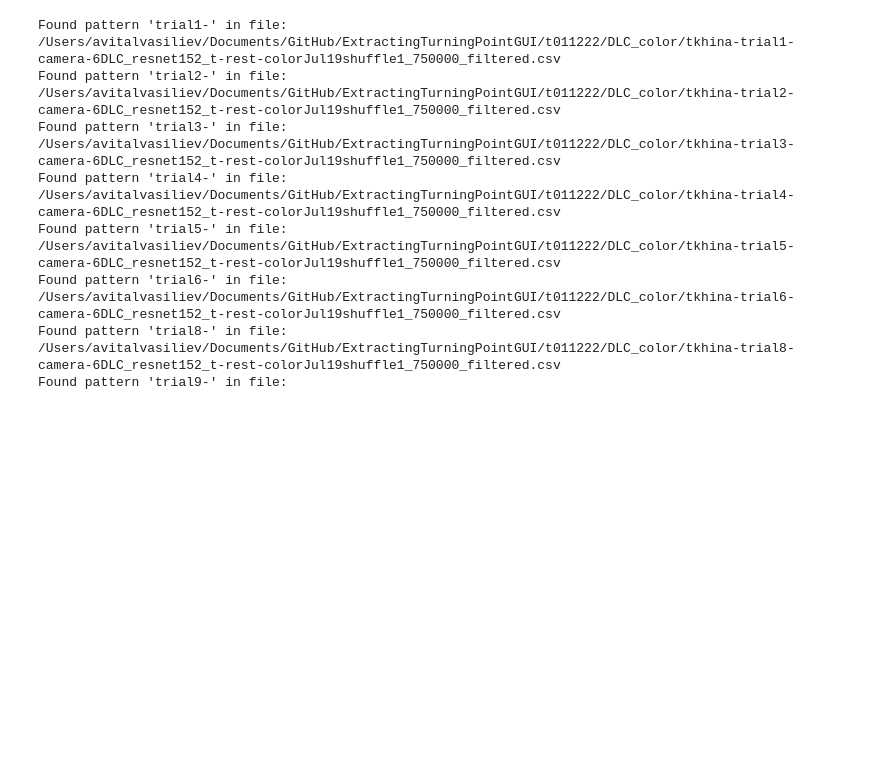
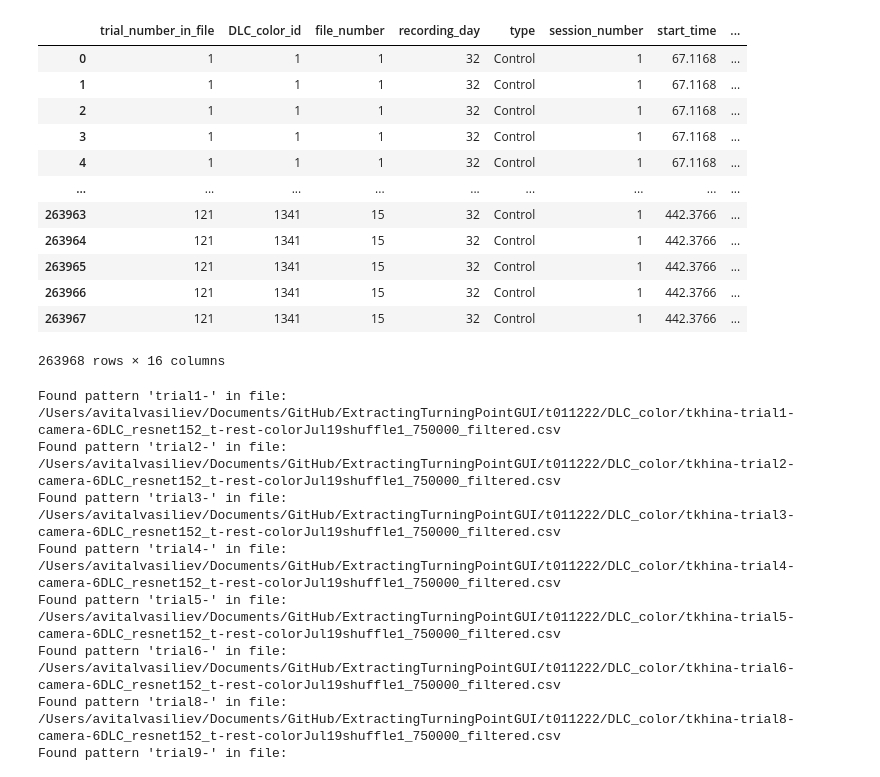
Before and after one commit to TaliVas/ExtractingTurningPointGUI, a Jupyter notebook: raw2df.ipynb, the cells around one changed output. Cells and saved outputs as stored; diff of their text form; code cells hidden in the pictures; blank space fills up the shorter version.

```diff
--- a/raw2df.ipynb
+++ b/raw2df.ipynb
@@ -4,14 +4,8 @@ import os
 import pandas as pd
 import numpy as np
 
-# Define the folders
-day_dir = '/Users/avitalvasiliev/Documents/GitHub/ExtractingTurningPointGUI/t011222'
-csv_dir = os.path.join(day_dir, 'DLC_color')
-Info_dir = os.path.join(day_dir, 'Info')
-EDfiles_dir = os.path.join(day_dir, 'EDfiles')
-ED2videomap_dir = os.path.join(day_dir, 'ED2videomap')
-
-def extract_data_from_info(): #info of entire day
+def extract_data_from_info(day_dir): #info of entire day
+    Info_dir = os.path.join(day_dir, 'Info')
     Info_file = [f for f in os.listdir(Info_dir) if f.endswith('param.mat')][0]
     Info_file_path = os.path.join(Info_dir , Info_file)
     Info_data = scipy.io.loadmat(Info_file_path)
@@ -26,7 +20,9 @@ def extract_data_from_info(): #info of entire day
 
     return recording_day_id, type_list, session_list
 
-def extract_data_from_edfiles_ed2videomap(recording_day_id, type_list, session_list):
+def extract_data_from_edfiles_ed2videomap(day_dir, recording_day_id, type_list, session_list):
+    ED2videomap_dir = os.path.join(day_dir, 'ED2videomap')
+    EDfiles_dir = os.path.join(day_dir, 'EDfiles')
     temp = [] # Empty list for dataframes
 
     # Loop through all MAT files in the folder
@@ -79,8 +75,9 @@ def extract_data_from_edfiles_ed2videomap(recording_day_id, type_list, session_l
 
     return final_df_sorted
 
-def extract_data_from_csv(final_df_sorted):
+def extract_data_from_csv(day_dir, final_df_sorted):
     dfs = []
+    csv_dir = os.path.join(day_dir, 'DLC_color')
     indices = final_df_sorted['DLC_color_id'].astype(int)
     for index in indices:
         pattern = "trial" + str(index) + "-"
@@ -100,15 +97,14 @@ def extract_data_from_csv(final_df_sorted):
                 # Append the DataFrame to the list
                 dfs.append(temp_df)
     coord_df = pd.concat(dfs, ignore_index=True)
-
     return coord_df
 
-def merge_events_coordinates(final_df_sorted, coord_df):
-    merged_df = final_df_sorted.merge(coord_df, on='DLC_color_id', how='left')
+def merge_df(day_dir):
+    recording_day_id, type_list, session_list = extract_data_from_info(day_dir)
+    events_df_sorted = extract_data_from_edfiles_ed2videomap(day_dir, recording_day_id, type_list, session_list)
+    coord_df = extract_data_from_csv(day_dir, events_df_sorted)
+    merged_df = events_df_sorted.merge(coord_df, on='DLC_color_id', how='left')
     merged_df.drop(columns=['failed_non_failed'], inplace=True)
     return merged_df
+
+merged_df = merge_df(day_dir = '/Users/avitalvasiliev/Documents/GitHub/ExtractingTurningPointGUI/t011222')
-# %%
-recording_day_id, type_list, session_list = extract_data_from_info()
-events_df_sorted = extract_data_from_edfiles_ed2videomap(recording_day_id, type_list, session_list)
-coord_df = extract_data_from_csv(events_df_sorted)
-merged_df = merge_events_coordinates(events_df_sorted, coord_df)
@@ -130,3 +111,19 @@ merged_df = merge_events_coordinates(events_df_sorted, coord_df)
+# %%
+merged_df
+# %% [output]
+|  | trial_number_in_file | DLC_color_id | file_number | recording_day | type | session_number | start_time | ... |
+| 0 | 1 | 1 | 1 | 32 | Control | 1 | 67.1168 | ... |
+| 1 | 1 | 1 | 1 | 32 | Control | 1 | 67.1168 | ... |
+| 2 | 1 | 1 | 1 | 32 | Control | 1 | 67.1168 | ... |
+| 3 | 1 | 1 | 1 | 32 | Control | 1 | 67.1168 | ... |
+| 4 | 1 | 1 | 1 | 32 | Control | 1 | 67.1168 | ... |
+| ... | ... | ... | ... | ... | ... | ... | ... | ... |
+| 263963 | 121 | 1341 | 15 | 32 | Control | 1 | 442.3766 | ... |
+| 263964 | 121 | 1341 | 15 | 32 | Control | 1 | 442.3766 | ... |
+| 263965 | 121 | 1341 | 15 | 32 | Control | 1 | 442.3766 | ... |
+| 263966 | 121 | 1341 | 15 | 32 | Control | 1 | 442.3766 | ... |
+| 263967 | 121 | 1341 | 15 | 32 | Control | 1 | 442.3766 | ... |
+263968 rows × 16 columns
 # %%
 
 import os
```
Also changed, not shown: parts of 1 cell of this notebook.
